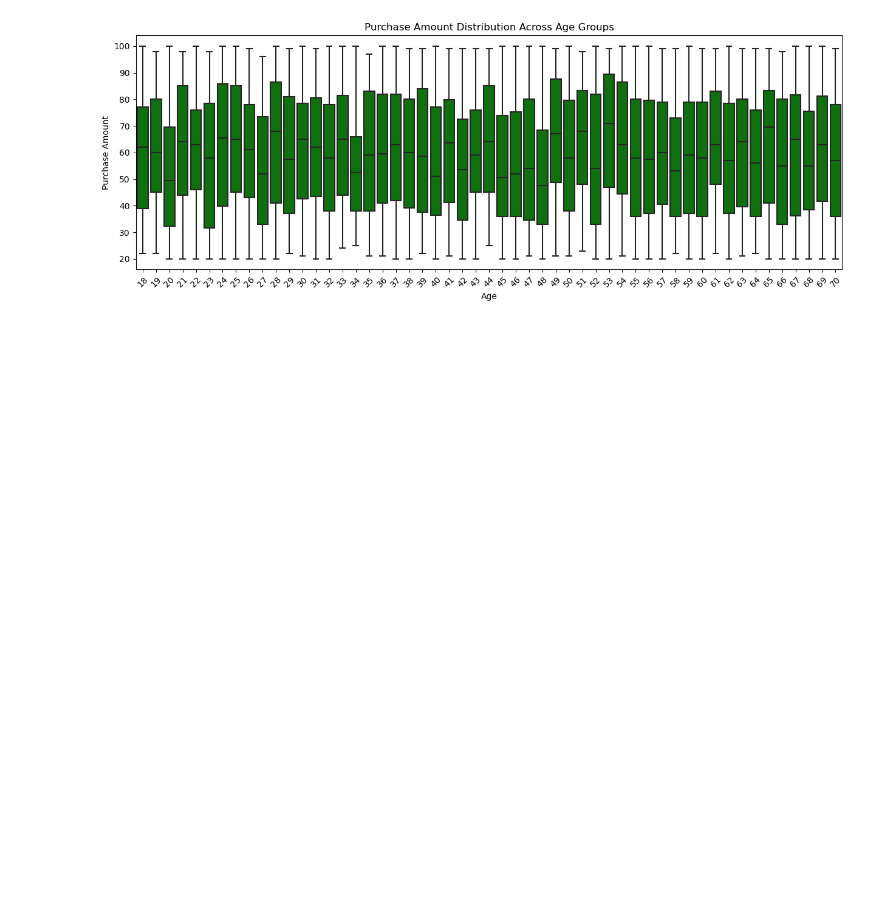
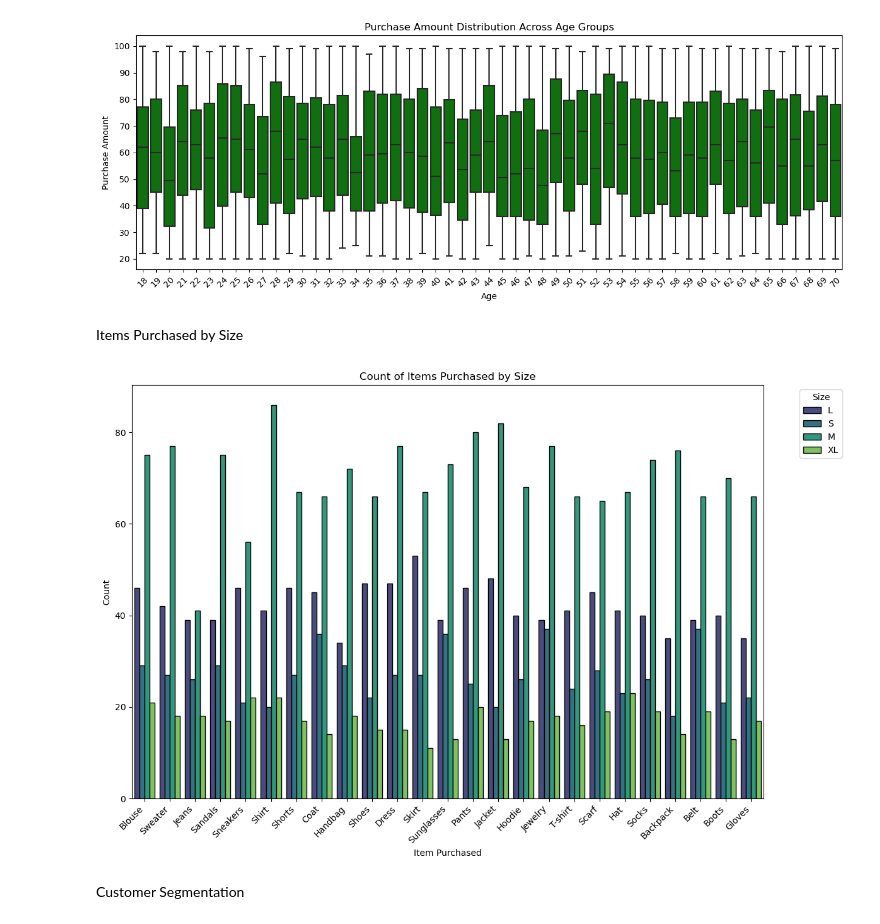
Before and after one commit to J0joFra/Shopping_Behavior, a Jupyter notebook: notebooks/DataVisualization.ipynb, the cells around one changed output. Saved outputs shown, nothing was run; the diff lists cells and outputs as text; code cells hidden in the pictures; blank space fills up the shorter version.

```diff
--- a/notebooks/NoteBook.ipynb
+++ b/notebooks/DataVisualization.ipynb
@@ -99,3 +99,23 @@ plt.xticks(rotation=45)
 plt.show()
 # %% [output]
 [figure]
+# %% [markdown]
+Items Purchased by Size
+# %%
+#Count of items Purchased by Size
+import matplotlib.pyplot as plt
+import seaborn as sns
+
+plt.figure(figsize=(12,8))
+ax = sns.countplot(x='Item Purchased', hue='Size', data=df, palette='viridis',edgecolor='k')
+plt.title('Count of Items Purchased by Size')
+plt.xlabel('Item Purchased')
+plt.ylabel('Count')
+plt.legend(title='Size',bbox_to_anchor=(1.05,1), loc='upper left')
+ax.set_xticklabels(ax.get_xticklabels(), rotation=45, ha='right')
+plt.tight_layout()
+plt.show()
+# %% [output]
+[figure, added]
+# %% [markdown]
+Customer Segmentation
```
Also changed, not shown: 3 other files.
